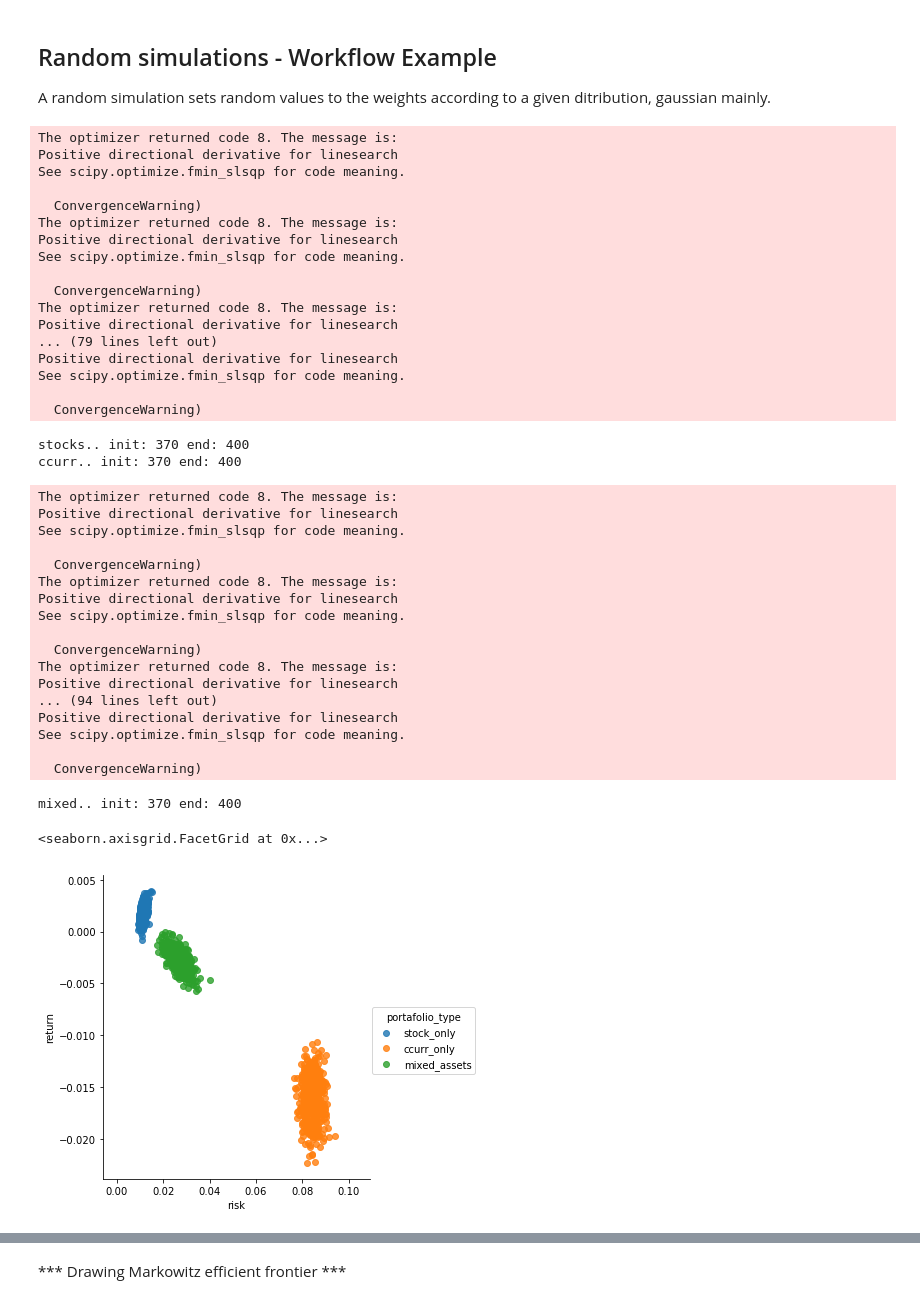
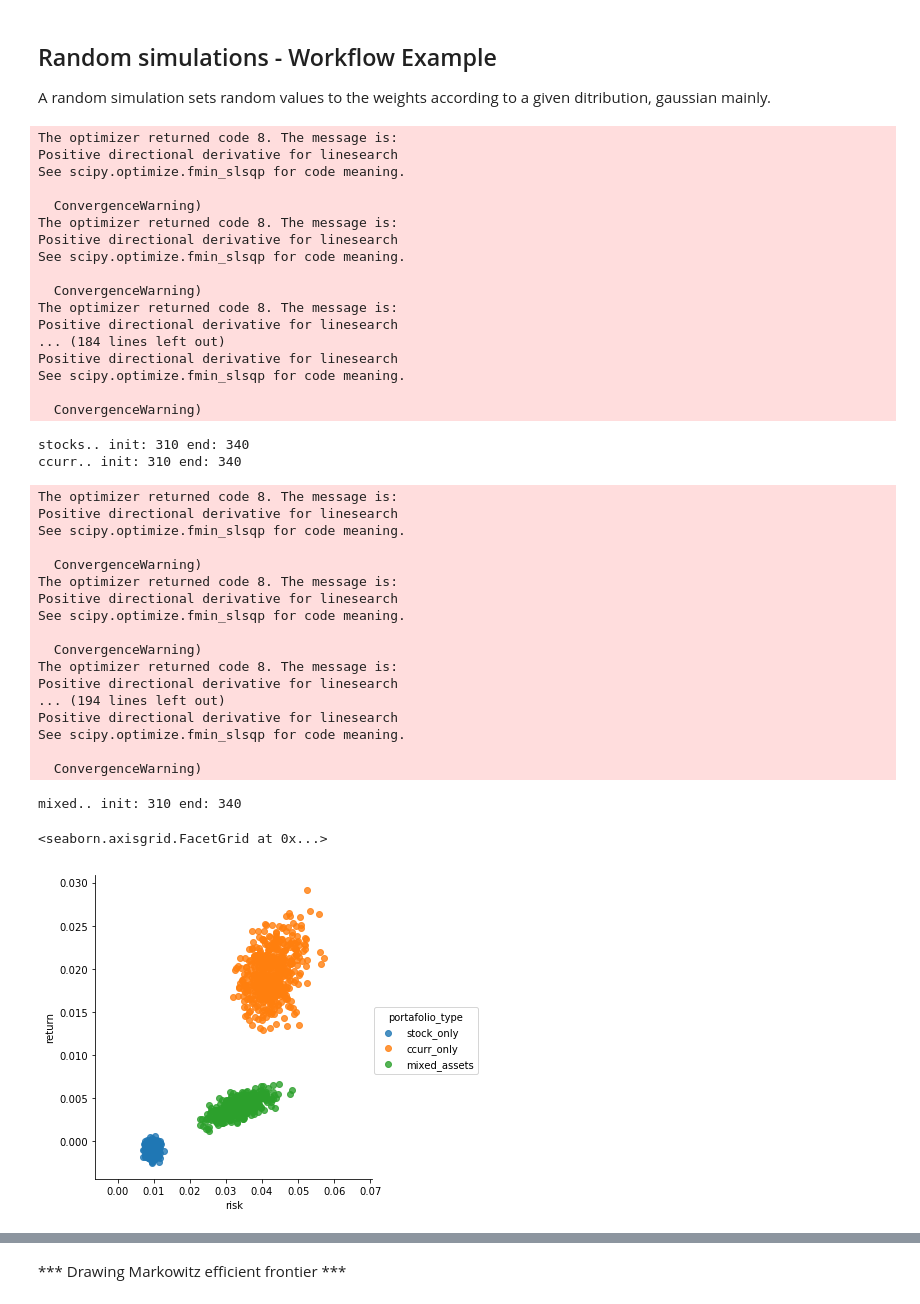
Before and after one commit to pablocs1288/markowitz_the_wizard, a Jupyter notebook: Implementation.ipynb, the cells around one changed output, grey strips where cells are left out. Saved outputs shown, nothing was run; the diff lists cells and outputs as text; code cells hidden in the pictures.

```diff
--- a/Implementation.ipynb
+++ b/Implementation.ipynb
@@ -721,7 +721,7 @@ def simulate_portafolios(function, lag = 0, window_time = 60, n = 1000):
     return simulations_stock_df, simulations_ccur_df, simulations_df
 # %%
 # Simulating Portfolios
-lag, window_time = 0, 30
+lag, window_time = 60, 30
 
 # With mean
 #simulations_stock_df, simulations_ccur_df, simulations_df = simulate_portafolios(random_simulations, lag, window_time,500)
@@ -740,39 +740,39 @@ See scipy.optimize.fmin_slsqp for code meaning.
 
   ConvergenceWarning)
 The optimizer returned code 8. The message is:
 Positive directional derivative for linesearch
 See scipy.optimize.fmin_slsqp for code meaning.
 
   ConvergenceWarning)
 The optimizer returned code 8. The message is:
 Positive directional derivative for linesearch
-... (79 lines left out)
+... (184 lines left out)
 Positive directional derivative for linesearch
 See scipy.optimize.fmin_slsqp for code meaning.
 
   ConvergenceWarning)
-stocks.. init: 370 end: 400
-ccurr.. init: 370 end: 400
+stocks.. init: 310 end: 340
+ccurr.. init: 310 end: 340
 The optimizer returned code 8. The message is:
 Positive directional derivative for linesearch
 See scipy.optimize.fmin_slsqp for code meaning.
 
   ConvergenceWarning)
 The optimizer returned code 8. The message is:
 Positive directional derivative for linesearch
 See scipy.optimize.fmin_slsqp for code meaning.
 
   ConvergenceWarning)
 The optimizer returned code 8. The message is:
 Positive directional derivative for linesearch
-... (94 lines left out)
+... (194 lines left out)
 Positive directional derivative for linesearch
 See scipy.optimize.fmin_slsqp for code meaning.
 
   ConvergenceWarning)
-mixed.. init: 370 end: 400
+mixed.. init: 310 end: 340
 <seaborn.axisgrid.FacetGrid at 0x...>
-[figure, old version]
+[figure, new version]
 # %%
 sns.lmplot(x="risk", y="return", hue="portafolio_type", data=simulations_concatenated, fit_reg=False)
 # %% [output]
```
Also changed, not shown: parts of 8 cells of this notebook, 7 other files.
